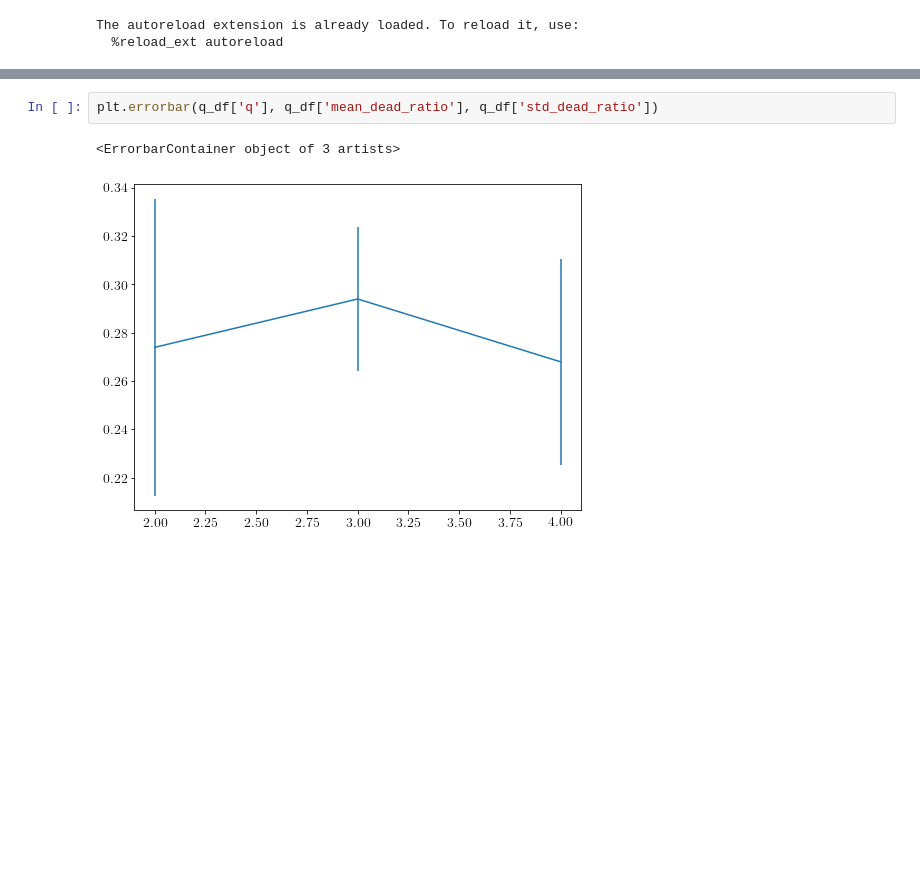
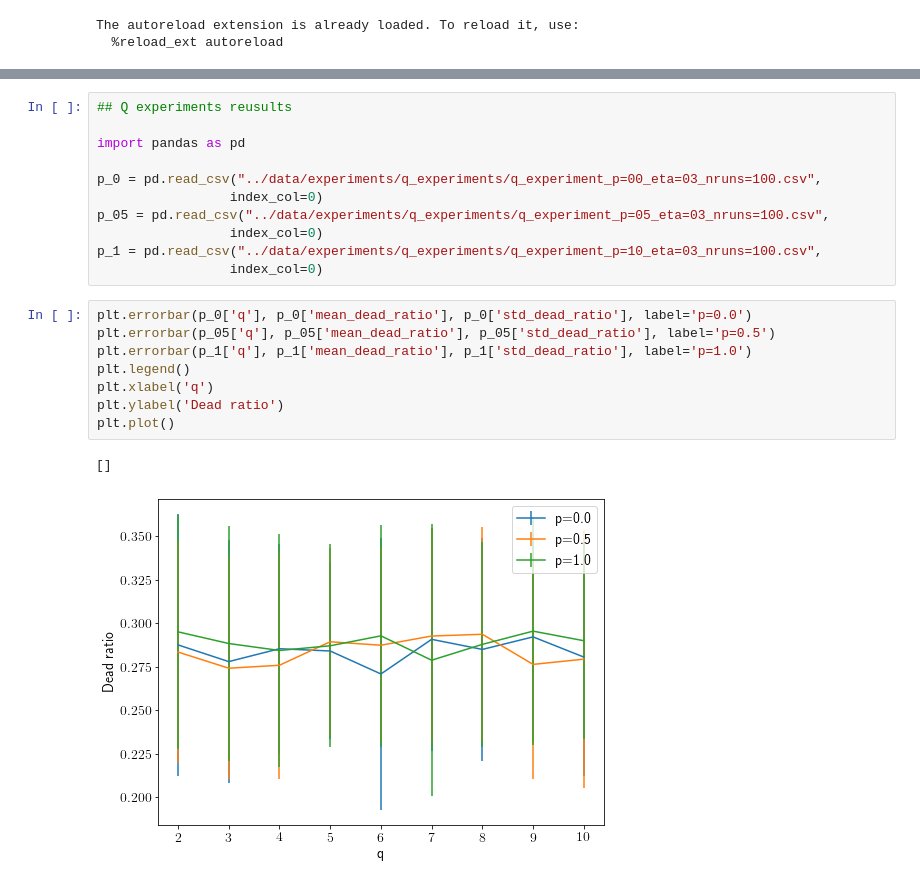
Before and after one commit to robertjankowski/social-media-influence-on-covid-pandemic, a Jupyter notebook: notebooks/covid_tests.ipynb, the cells around one changed output, grey strips where cells are left out. Saved outputs shown, nothing was run; the diff lists cells and outputs as text; blank space fills up the shorter version.

```diff
--- a/notebooks/covid_tests.ipynb
+++ b/notebooks/covid_tests.ipynb
@@ -73,5 +63,22 @@ Wall time: 2min 5s
-# %%
-plt.errorbar(q_df['q'], q_df['mean_dead_ratio'], q_df['std_dead_ratio'])
-# %% [output]
-<ErrorbarContainer object of 3 artists>
-[figure, removed]
+# %%
+## Q experiments reusults
+
+import pandas as pd
+
+p_0 = pd.read_csv("../data/experiments/q_experiments/q_experiment_p=00_eta=03_nruns=100.csv",
+                 index_col=0)
+p_05 = pd.read_csv("../data/experiments/q_experiments/q_experiment_p=05_eta=03_nruns=100.csv",
+                 index_col=0)
+p_1 = pd.read_csv("../data/experiments/q_experiments/q_experiment_p=10_eta=03_nruns=100.csv",
+                 index_col=0)
+# %%
+plt.errorbar(p_0['q'], p_0['mean_dead_ratio'], p_0['std_dead_ratio'], label='p=0.0')
+plt.errorbar(p_05['q'], p_05['mean_dead_ratio'], p_05['std_dead_ratio'], label='p=0.5')
+plt.errorbar(p_1['q'], p_1['mean_dead_ratio'], p_1['std_dead_ratio'], label='p=1.0')
+plt.legend()
+plt.xlabel('q')
+plt.ylabel('Dead ratio')
+plt.plot()
+# %% [output]
+[]
+[figure, added]
```
Also changed, not shown: parts of 5 cells of this notebook, 1 other file.
